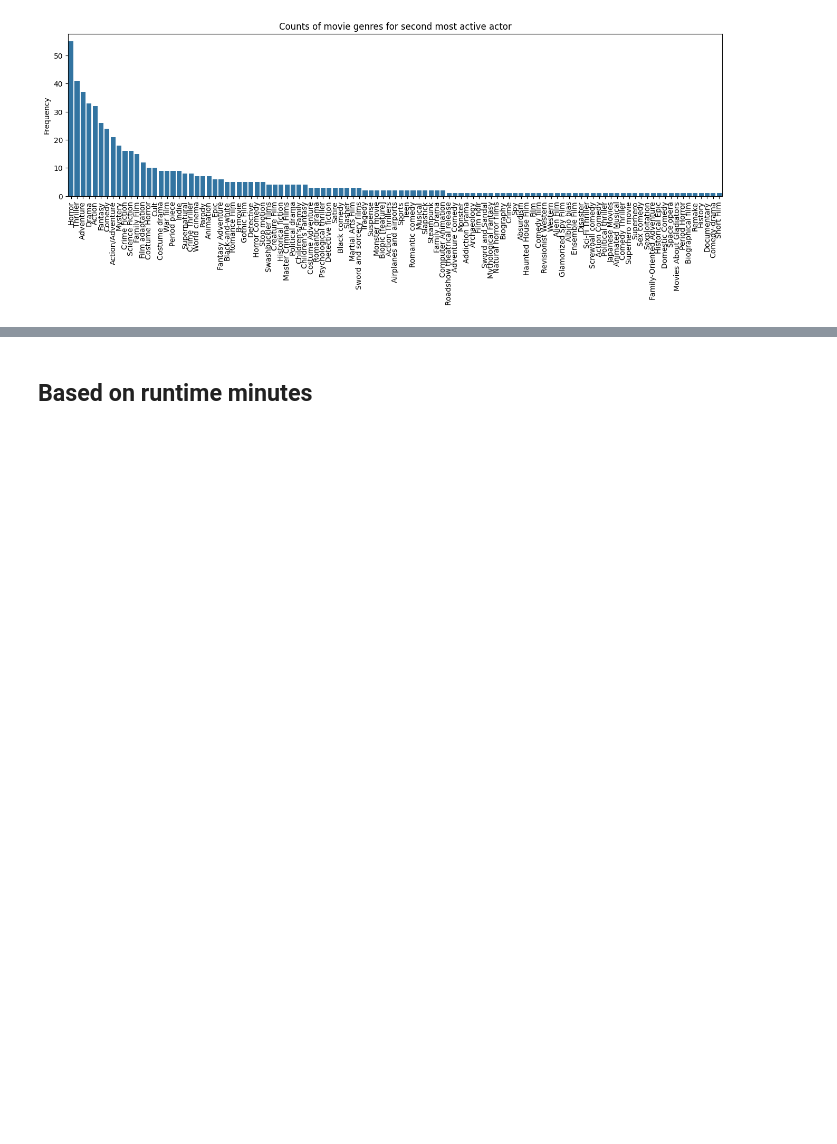
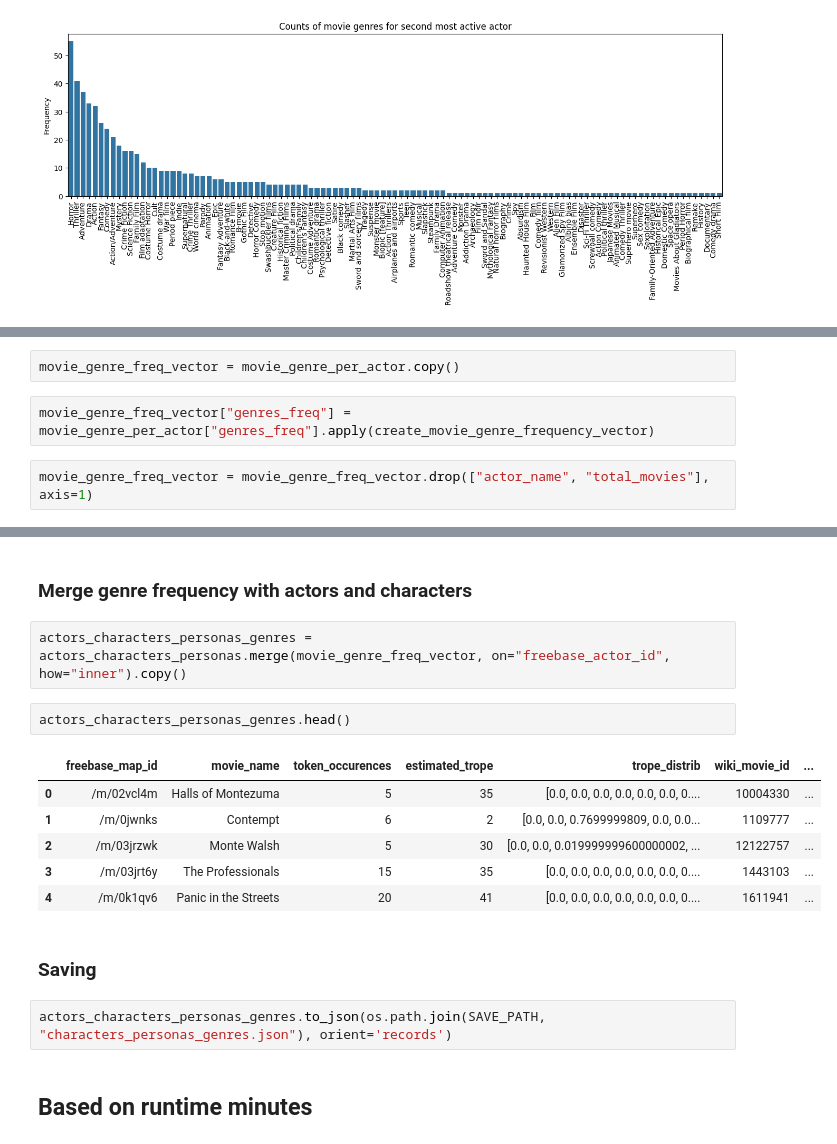
Before and after one commit to epfl-ada/ada-2023-project-advanceddataarsonists, a Jupyter notebook: initial_analyses.ipynb, the cells around one changed output, grey strips where cells are left out. Saved outputs shown, nothing was run; the diff lists cells and outputs as text; blank space fills up the shorter version.

Commit message:
Genre feature vector code

```diff
--- a/initial_analyses.ipynb
+++ b/initial_analyses.ipynb
@@ -808,0 +856,6 @@ plt.show()
+# %%
+movie_genre_freq_vector = movie_genre_per_actor.copy()
+# %%
+movie_genre_freq_vector["genres_freq"] = movie_genre_per_actor["genres_freq"].apply(create_movie_genre_frequency_vector)
+# %%
+movie_genre_freq_vector = movie_genre_freq_vector.drop(["actor_name", "total_movies"], axis=1)
@@ -809,3 +871,20 @@ plt.show()
+# %% [markdown]
+### Merge genre frequency with actors and characters <a name="part_3_merge_characters_genre_freq_vector"></a>
+# %%
+actors_characters_personas_genres = actors_characters_personas.merge(movie_genre_freq_vector, on="freebase_actor_id", how="inner").copy()
+# %%
+actors_characters_personas_genres.head()
+# %% [output]
+|  | freebase_map_id | movie_name | token_occurences | estimated_trope | trope_distrib | wiki_movie_id | ... |
+| 0 | /m/02vcl4m | Halls of Montezuma | 5 | 35 | [0.0, 0.0, 0.0, 0.0, 0.0, 0.0, 0.... | 10004330 | ... |
+| 1 | /m/0jwnks | Contempt | 6 | 2 | [0.0, 0.0, 0.7699999809, 0.0, 0.0... | 1109777 | ... |
+| 2 | /m/03jrzwk | Monte Walsh | 5 | 30 | [0.0, 0.0, 0.019999999600000002, ... | 12122757 | ... |
+| 3 | /m/03jrt6y | The Professionals | 15 | 35 | [0.0, 0.0, 0.0, 0.0, 0.0, 0.0, 0.... | 1443103 | ... |
+| 4 | /m/0k1qv6 | Panic in the Streets | 20 | 41 | [0.0, 0.0, 0.0, 0.0, 0.0, 0.0, 0.... | 1611941 | ... |
+# %% [markdown]
+### Saving <a name="part_3_saving"></a>
+# %%
+actors_characters_personas_genres.to_json(os.path.join(SAVE_PATH, "characters_personas_genres.json"), orient='records')
 # %% [markdown]
 ## Based on runtime minutes <a name="part_3_movie_based_comfort_zones_runtime"></a>
 # %%
```
Also changed, not shown: parts of 16 cells of this notebook.
